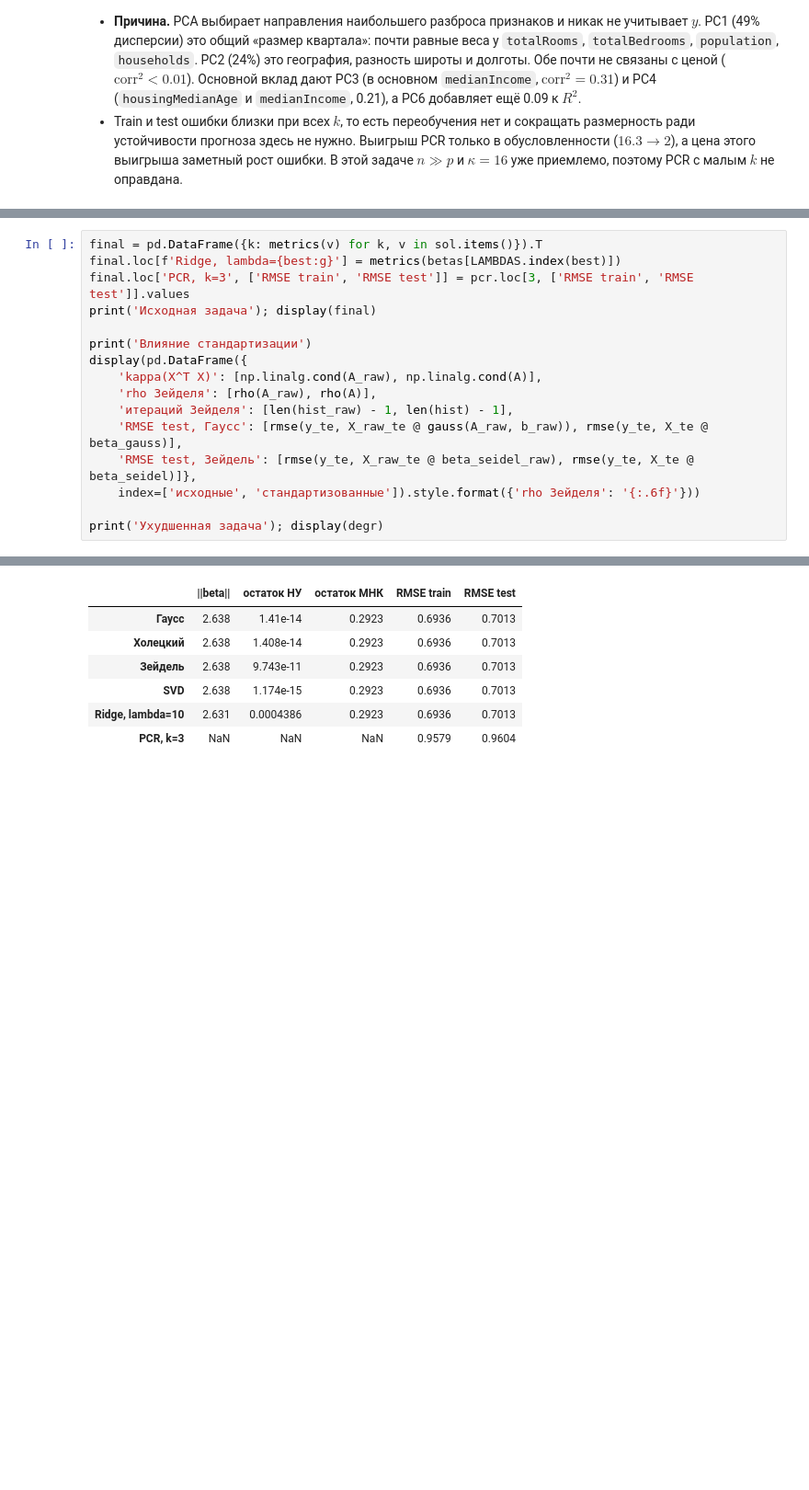
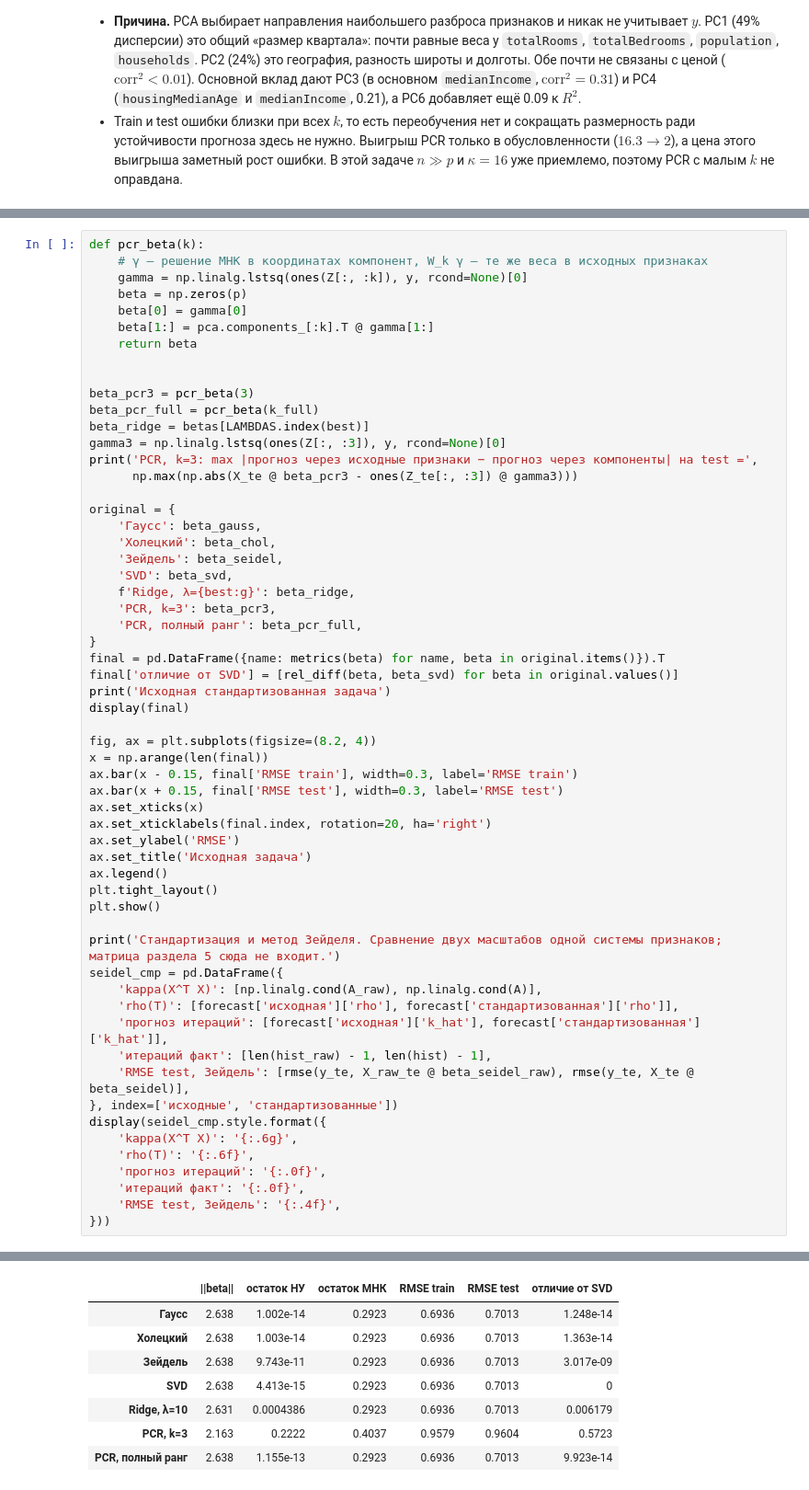
Before and after one commit to a-avdonin/math-ml, a Jupyter notebook: lab1.ipynb, the cells around one changed output, grey strips where cells are left out. Shown at 92% size. Cells and saved outputs as stored; diff of their text form; blank space fills up the shorter version.

```diff
--- a/lab1.ipynb
+++ b/lab1.ipynb
@@ -780,17 +947,59 @@ ridge_tbl
 # %%
-final = pd.DataFrame({k: metrics(v) for k, v in sol.items()}).T
-final.loc[f'Ridge, lambda={best:g}'] = metrics(betas[LAMBDAS.index(best)])
-final.loc['PCR, k=3', ['RMSE train', 'RMSE test']] = pcr.loc[3, ['RMSE train', 'RMSE test']].values
-print('Исходная задача'); display(final)
+def pcr_beta(k):
+    # γ — решение МНК в координатах компонент, W_k γ — те же веса в исходных признаках
+    gamma = np.linalg.lstsq(ones(Z[:, :k]), y, rcond=None)[0]
+    beta = np.zeros(p)
+    beta[0] = gamma[0]
+    beta[1:] = pca.components_[:k].T @ gamma[1:]
+    return beta
 
-print('Влияние стандартизации')
-display(pd.DataFrame({
+
+beta_pcr3 = pcr_beta(3)
+beta_pcr_full = pcr_beta(k_full)
+beta_ridge = betas[LAMBDAS.index(best)]
+gamma3 = np.linalg.lstsq(ones(Z[:, :3]), y, rcond=None)[0]
+print('PCR, k=3: max |прогноз через исходные признаки − прогноз через компоненты| на test =',
+      np.max(np.abs(X_te @ beta_pcr3 - ones(Z_te[:, :3]) @ gamma3)))
+
+original = {
+    'Гаусс': beta_gauss,
+    'Холецкий': beta_chol,
+    'Зейдель': beta_seidel,
+    'SVD': beta_svd,
+    f'Ridge, λ={best:g}': beta_ridge,
+    'PCR, k=3': beta_pcr3,
+    'PCR, полный ранг': beta_pcr_full,
+}
+final = pd.DataFrame({name: metrics(beta) for name, beta in original.items()}).T
+final['отличие от SVD'] = [rel_diff(beta, beta_svd) for beta in original.values()]
+print('Исходная стандартизованная задача')
+display(final)
+
+fig, ax = plt.subplots(figsize=(8.2, 4))
+x = np.arange(len(final))
+ax.bar(x - 0.15, final['RMSE train'], width=0.3, label='RMSE train')
+ax.bar(x + 0.15, final['RMSE test'], width=0.3, label='RMSE test')
+ax.set_xticks(x)
+ax.set_xticklabels(final.index, rotation=20, ha='right')
+ax.set_ylabel('RMSE')
+ax.set_title('Исходная задача')
+ax.legend()
+plt.tight_layout()
+plt.show()
+
+print('Стандартизация и метод Зейделя. Сравнение двух масштабов одной системы признаков; матрица раздела 5 сюда не входит.')
+seidel_cmp = pd.DataFrame({
     'kappa(X^T X)': [np.linalg.cond(A_raw), np.linalg.cond(A)],
-    'rho Зейделя': [rho(A_raw), rho(A)],
-    'итераций Зейделя': [len(hist_raw) - 1, len(hist) - 1],
-    'RMSE test, Гаусс': [rmse(y_te, X_raw_te @ gauss(A_raw, b_raw)), rmse(y_te, X_te @ beta_gauss)],
-    'RMSE test, Зейдель': [rmse(y_te, X_raw_te @ beta_seidel_raw), rmse(y_te, X_te @ beta_seidel)]},
-    index=['исходные', 'стандартизованные']).style.format({'rho Зейделя': '{:.6f}'}))
-
-print('Ухудшенная задача'); display(degr)
+    'rho(T)': [forecast['исходная']['rho'], forecast['стандартизованная']['rho']],
+    'прогноз итераций': [forecast['исходная']['k_hat'], forecast['стандартизованная']['k_hat']],
+    'итераций факт': [len(hist_raw) - 1, len(hist) - 1],
+    'RMSE test, Зейдель': [rmse(y_te, X_raw_te @ beta_seidel_raw), rmse(y_te, X_te @ beta_seidel)],
+}, index=['исходные', 'стандартизованные'])
+display(seidel_cmp.style.format({
+    'kappa(X^T X)': '{:.6g}',
+    'rho(T)': '{:.6f}',
+    'прогноз итераций': '{:.0f}',
+    'итераций факт': '{:.0f}',
+    'RMSE test, Зейдель': '{:.4f}',
+}))
 # %% [output]
@@ -798,7 +1008,8 @@ print('Ухудшенная задача'); display(degr)
-|  | ||beta|| | остаток НУ | остаток МНК | RMSE train | RMSE test |
-| Гаусс | 2.638 | 1.41e-14 | 0.2923 | 0.6936 | 0.7013 |
-| Холецкий | 2.638 | 1.408e-14 | 0.2923 | 0.6936 | 0.7013 |
-| Зейдель | 2.638 | 9.743e-11 | 0.2923 | 0.6936 | 0.7013 |
-| SVD | 2.638 | 1.174e-15 | 0.2923 | 0.6936 | 0.7013 |
-| Ridge, lambda=10 | 2.631 | 0.0004386 | 0.2923 | 0.6936 | 0.7013 |
-| PCR, k=3 | NaN | NaN | NaN | 0.9579 | 0.9604 |
+|  | ||beta|| | остаток НУ | остаток МНК | RMSE train | RMSE test | отличие от SVD |
+| Гаусс | 2.638 | 1.002e-14 | 0.2923 | 0.6936 | 0.7013 | 1.248e-14 |
+| Холецкий | 2.638 | 1.003e-14 | 0.2923 | 0.6936 | 0.7013 | 1.363e-14 |
+| Зейдель | 2.638 | 9.743e-11 | 0.2923 | 0.6936 | 0.7013 | 3.017e-09 |
+| SVD | 2.638 | 4.413e-15 | 0.2923 | 0.6936 | 0.7013 | 0 |
+| Ridge, λ=10 | 2.631 | 0.0004386 | 0.2923 | 0.6936 | 0.7013 | 0.006179 |
+| PCR, k=3 | 2.163 | 0.2222 | 0.4037 | 0.9579 | 0.9604 | 0.5723 |
+| PCR, полный ранг | 2.638 | 1.155e-13 | 0.2923 | 0.6936 | 0.7013 | 9.923e-14 |
```
Also changed, not shown: parts of 20 cells of this notebook.
